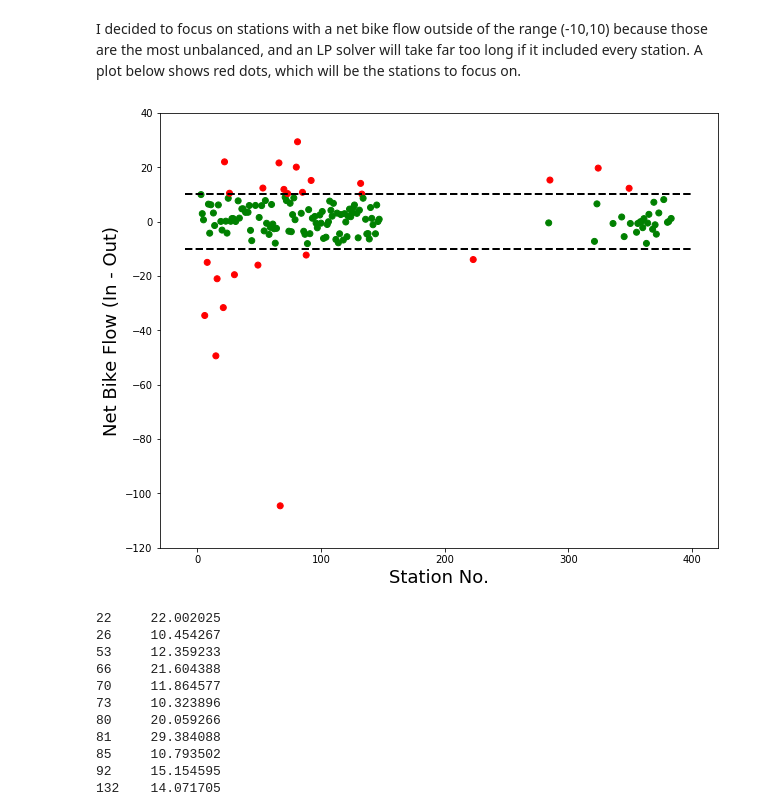
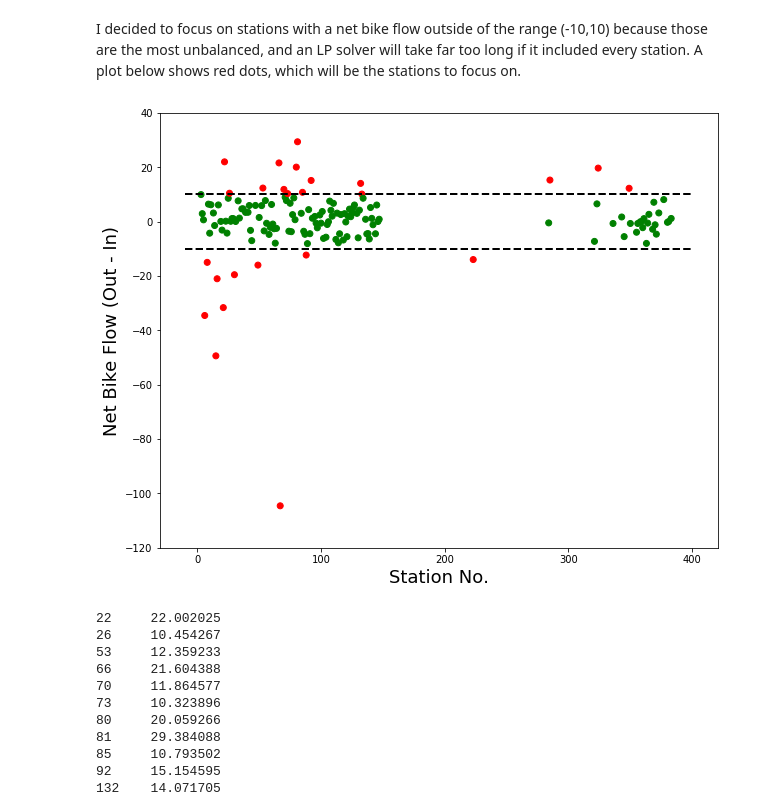
Before and after one commit to beomjundc/datax_bikeshare, a Jupyter notebook: model/Optimization/optimization_model.ipynb, the cells around one changed output. Saved outputs shown, nothing was run; the diff lists cells and outputs as text; code cells hidden in the pictures.

```diff
--- a/model/Optimization/optimization_model.ipynb
+++ b/model/Optimization/optimization_model.ipynb
@@ -46,17 +46,17 @@ I decided to focus on stations with a net bike flow outside of the range (-10,10
 # %%
 x = bike_flow.index
 y = bike_flow['net'].values
 
 plt.figure(figsize=(10,8))
 plt.xlabel('Station No.', fontsize=18)
-plt.ylabel('Net Bike Flow (In - Out)', fontsize=18)
+plt.ylabel('Net Bike Flow (Out - In)', fontsize=18)
 plt.ylim(-120,40)
 plt.plot([-10, 400], [maxflow, maxflow], color='k', linestyle='--', linewidth=2)
 plt.plot([-10, 400], [minflow, minflow], color='k', linestyle='--', linewidth=2)
 col = np.where(x<0,'k',np.where(np.logical_or(y>maxflow,y<minflow),'r','g'))
 plt.scatter(x,y, color=col);
 # %% [output]
-[figure, old version]
+[figure, new version]
 # %%
 #Create source dataframe, with all stations that have large in-traffic
 source_flow = bike_flow[bike_flow['net']>maxflow]
```
Also changed, not shown: parts of 1 cell of this notebook, 1 other file.
